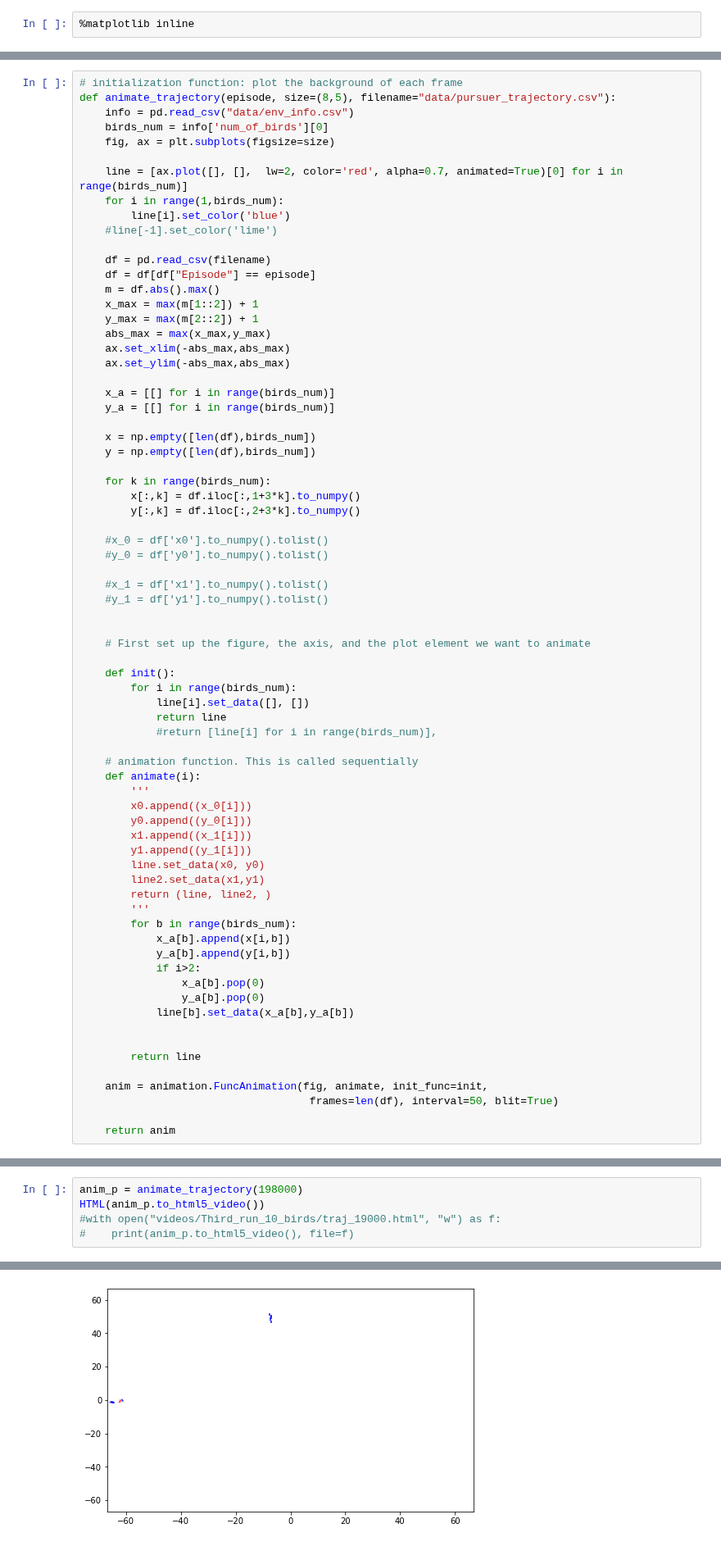
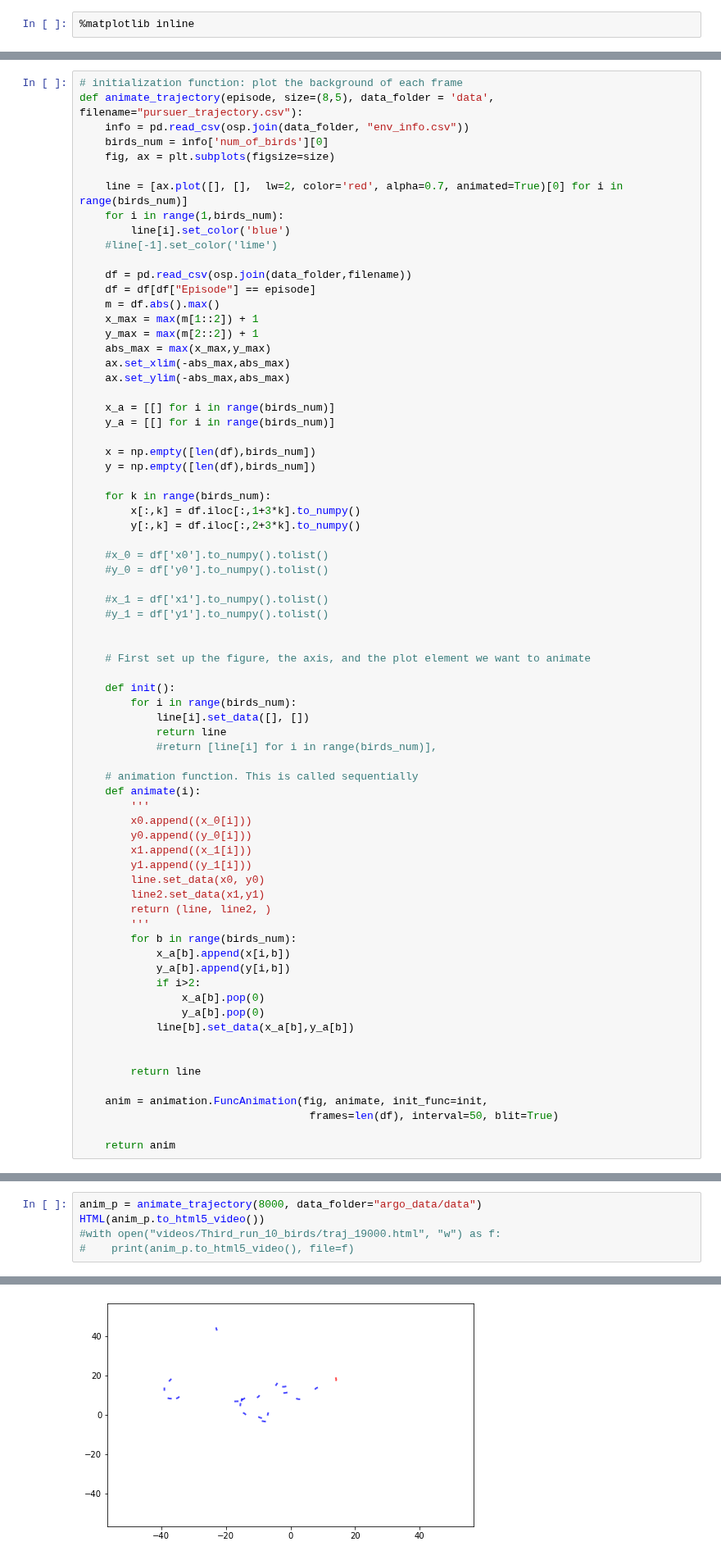
Before and after one commit to fbrand-new/reinforced-birds, a Jupyter notebook: AnimateTrajectory.ipynb, the cells around one changed output, grey strips where cells are left out. Shown at 82% size. Cells and saved outputs as stored; diff of their text form.

```diff
--- a/AnimateTrajectory.ipynb
+++ b/AnimateTrajectory.ipynb
@@ -10,7 +10,7 @@ from os.path import join
 # %%
 # initialization function: plot the background of each frame
-def animate_trajectory(episode, size=(8,5), filename="data/pursuer_trajectory.csv"):
-    info = pd.read_csv("data/env_info.csv")
+def animate_trajectory(episode, size=(8,5), data_folder = 'data', filename="pursuer_trajectory.csv"):
+    info = pd.read_csv(osp.join(data_folder, "env_info.csv"))
     birds_num = info['num_of_birds'][0]
     fig, ax = plt.subplots(figsize=size)
 
@@ -19,7 +19,7 @@ def animate_trajectory(episode, size=(8,5), filename="data/pursuer_trajectory.cs
         line[i].set_color('blue')
     #line[-1].set_color('lime')
 
-    df = pd.read_csv(filename)
+    df = pd.read_csv(osp.join(data_folder,filename))
     df = df[df["Episode"] == episode]
     m = df.abs().max()
     x_max = max(m[1::2]) + 1
@@ -92,8 +92,8 @@ traj_to_video(198000,'videos/Blind_alternating_behav','mp4')
 # %%
-anim_p = animate_trajectory(198000)
+anim_p = animate_trajectory(8000, data_folder="argo_data/data")
 HTML(anim_p.to_html5_video())
 #with open("videos/Third_run_10_birds/traj_19000.html", "w") as f:
 #    print(anim_p.to_html5_video(), file=f)
 # %% [output]
 [interactive output not drawn]
-[figure, old version]
+[figure, new version]
```
Also changed, not shown: parts of 4 cells of this notebook, 20 other files.
